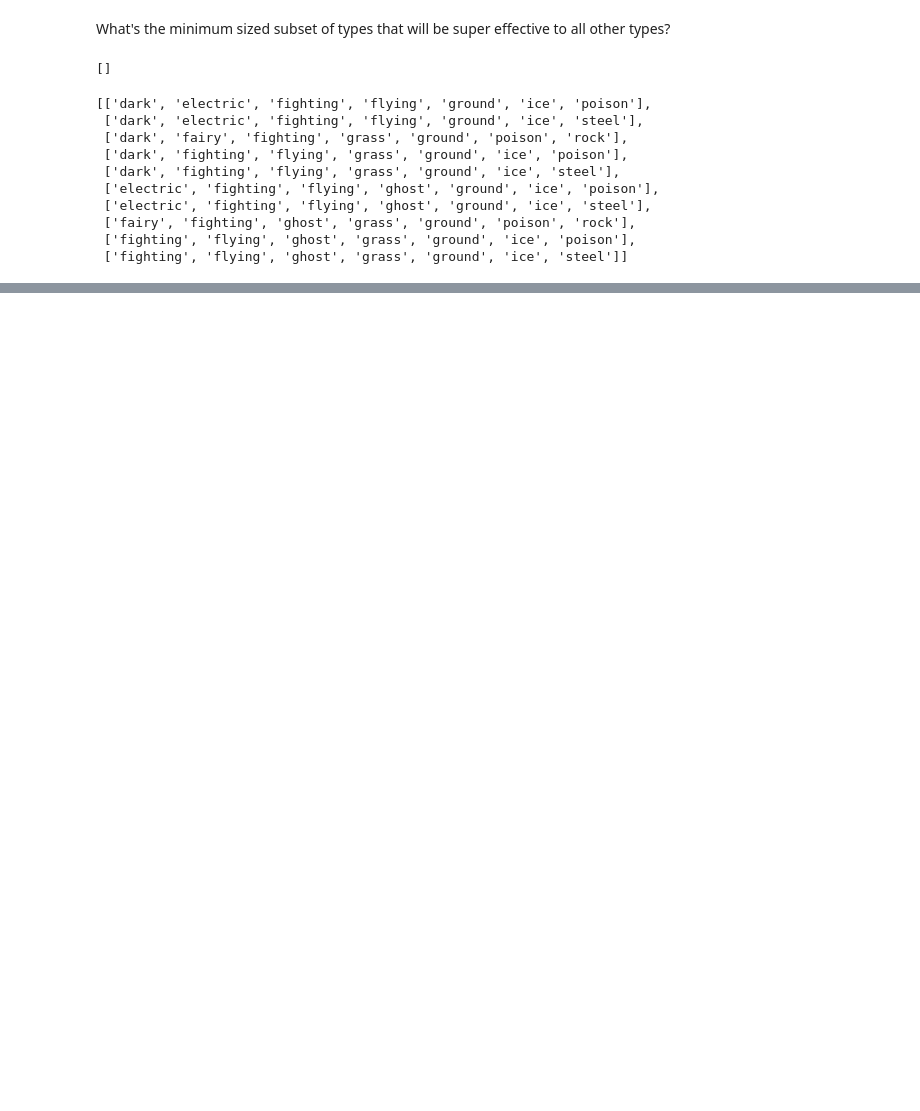
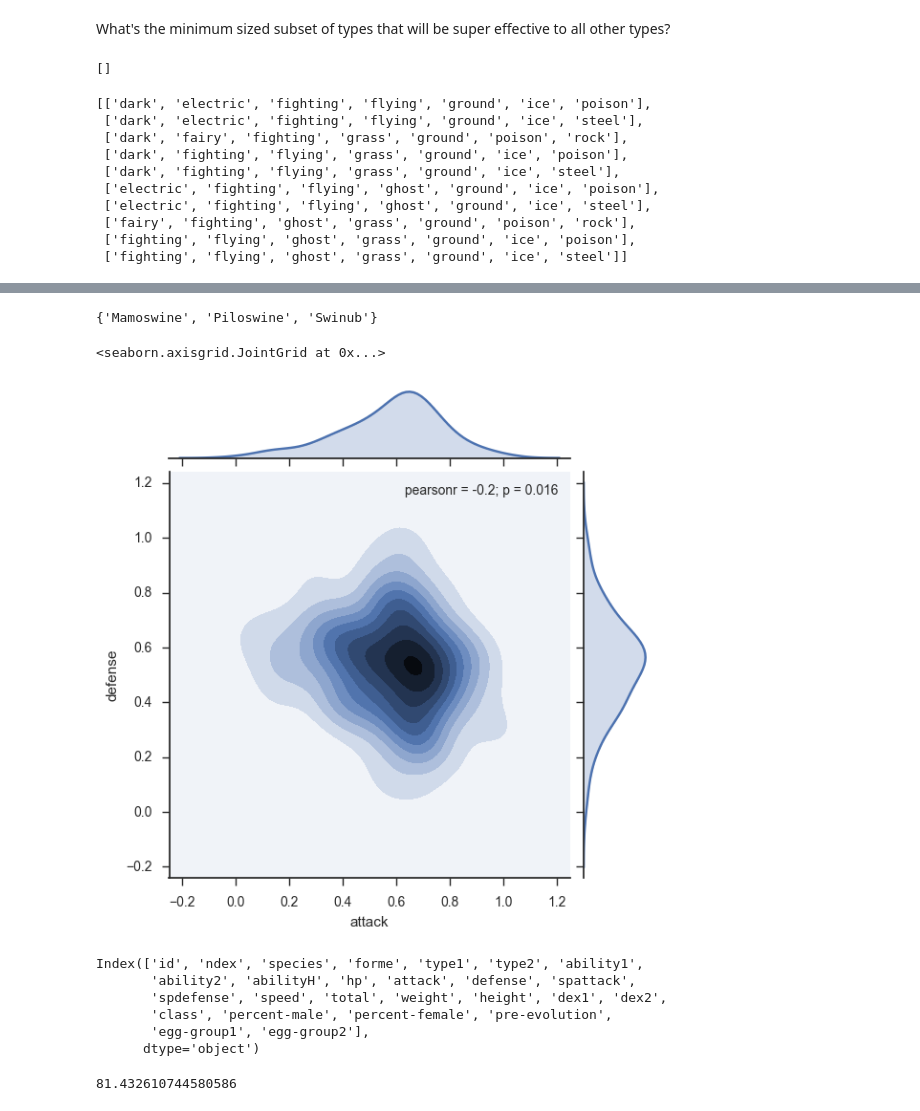
Before and after one commit to henrywallace/games, a Jupyter notebook: pokemon/pokemon.ipynb, the cells around one changed output, grey strips where cells are left out. Saved outputs shown, nothing was run; the diff lists cells and outputs as text; code cells hidden in the pictures; blank space fills up the shorter version.

Commit message:
Coverage + stat analysis, and plot Pokemon distribution

```diff
--- a/pokemon/pokemon.ipynb
+++ b/pokemon/pokemon.ipynb
@@ -75,0 +236,9 @@ sorted(combos, reverse=True)[:10]
+# %%
+conflicting = []
+
+for types in list(pokemon_types)[:]:
+    df = pd.DataFrame(gen6[t] for t in types)
+    score = pd.Series(df[t].max() - df[t].min() for t in df).sum()
+    conflicting.append((score, types))
+
+sorted(conflicting, reverse=True)[:10]
@@ -75,0 +282,4 @@ sorted(combos, reverse=True)[:10]
+# %%
+def incoming(types: Iterable):
+    df = pd.DataFrame(gen6_pair).transpose()
+    return df[frozenset(types)]
@@ -75,0 +323,28 @@ sorted(combos, reverse=True)[:10]
+# %%
+@lru_cache(maxsize=None)
+def types_score(types):
+    attack = outgoing(types).sum()
+    defense = -incoming(types).sum()
+    return attack, defense
+# %%
+from sklearn import pipeline, preprocessing
+import logging
+
+logging.getLogger('sklearn').setLevel(logging.CRITICAL)
+
+type_scores = []
+for types in pokemon_types:
+    attack, defense = types_score(types)
+    type_scores.append({
+        'attack': attack,
+        'defense': defense,
+        'types': types
+    })
+type_scores = pd.DataFrame(type_scores)
+
+pipe = pipeline.make_pipeline(
+    preprocessing.StandardScaler(),
+    preprocessing.MinMaxScaler(),
+)
+type_scores[['attack', 'defense']] = type_scores[['attack', 'defense']].apply(
+    lambda df: pipe.fit_transform(df))
@@ -75,0 +405,24 @@ sorted(combos, reverse=True)[:10]
+# %%
+pokemon_types[frozenset({'ground', 'ice'})]
+# %% [output]
+{'Mamoswine', 'Piloswine', 'Swinub'}
+# %%
+sns.jointplot('attack', 'defense', data=type_scores, kind='kde')
+# %% [output]
+<seaborn.axisgrid.JointGrid at 0x...>
+[figure, added]
+# %%
+pokemon_df7.columns
+# %% [output]
+Index(['id', 'ndex', 'species', 'forme', 'type1', 'type2', 'ability1',
+       'ability2', 'abilityH', 'hp', 'attack', 'defense', 'spattack',
+       'spdefense', 'speed', 'total', 'weight', 'height', 'dex1', 'dex2',
+       'class', 'percent-male', 'percent-female', 'pre-evolution',
+       'egg-group1', 'egg-group2'],
+      dtype='object')
+# %%
+name = 'Blissey'
+score = pokemon_df7[pokemon_df7['species'] == name]['total'].values[0]
+percentileofscore(pokemon_df7['total'].values, score)
+# %% [output]
+81.432610744580586
```
Also changed, not shown: parts of 55 cells of this notebook, 2 other files.
